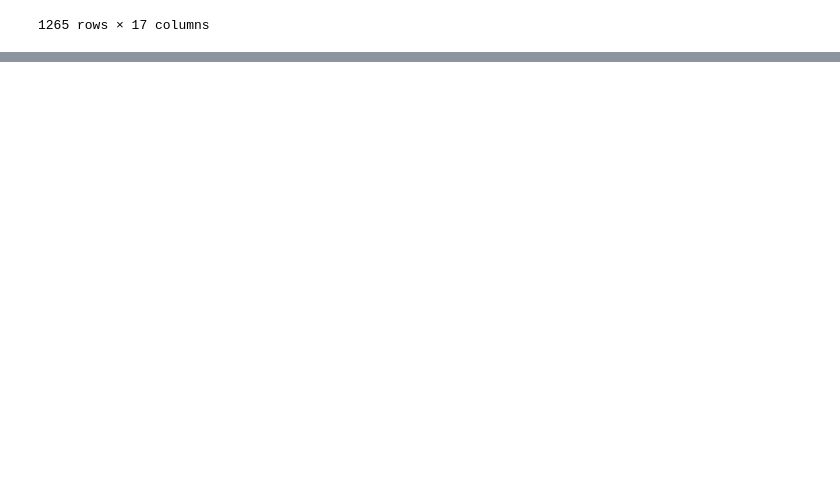
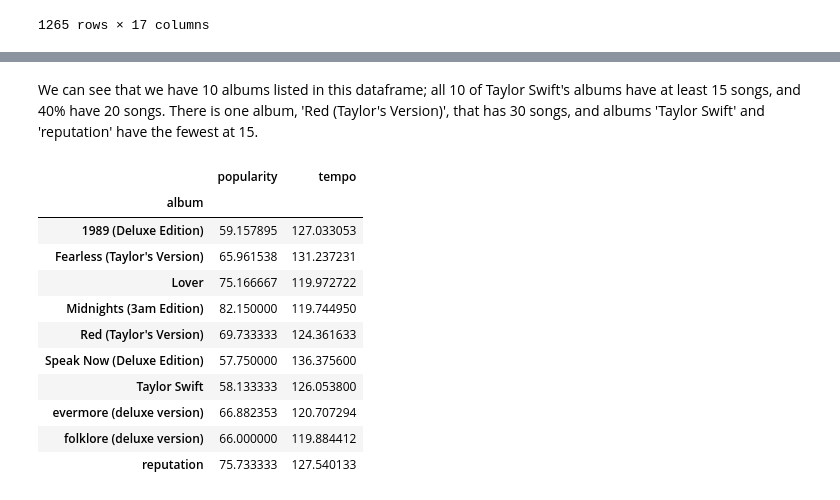
Before and after one commit to jenni-nahm/projects, a Jupyter notebook: taylor swift/ts_spotify_data.ipynb, the cells around one changed output, grey strips where cells are left out. Drawn from its saved outputs; the diff is of its cells as text; code cells hidden in the pictures; blank space fills up the shorter version.

```diff
--- a/taylor swift/ts_spotify_data.ipynb
+++ b/taylor swift/ts_spotify_data.ipynb
@@ -61 +65,7 @@ updated_data = updated_data.drop_duplicates(subset='name')
+# %%
+# drop duplicated song names
+updated_data = updated_data.drop_duplicates(subset='name')
+
+# sort by album release date
+updated_data = updated_data.sort_values(by=['release_date'])
 # %%
@@ -62,0 +113,19 @@ updated_data.to_csv('updated_data.csv')
+# %% [markdown]
+We can see that we have 10 albums listed in this dataframe; all 10 of Taylor Swift's albums have at least 15 songs, and 40% have 20 songs. There is one album, 'Red (Taylor's Version)', that has 30 songs, and albums 'Taylor Swift' and 'reputation' have the fewest at 15.
+# %%
+test = updated_data.groupby('album')[['popularity', 'tempo']].mean()
+
+test
+# %% [output]
+|  | popularity | tempo |
+| album |  |  |
+| 1989 (Deluxe Edition) | 59.157895 | 127.033053 |
+| Fearless (Taylor's Version) | 65.961538 | 131.237231 |
+| Lover | 75.166667 | 119.972722 |
+| Midnights (3am Edition) | 82.150000 | 119.744950 |
+| Red (Taylor's Version) | 69.733333 | 124.361633 |
+| Speak Now (Deluxe Edition) | 57.750000 | 136.375600 |
+| Taylor Swift | 58.133333 | 126.053800 |
+| evermore (deluxe version) | 66.882353 | 120.707294 |
+| folklore (deluxe version) | 66.000000 | 119.884412 |
+| reputation | 75.733333 | 127.540133 |
```
Also changed, not shown: parts of 9 cells of this notebook, 1 other file.
